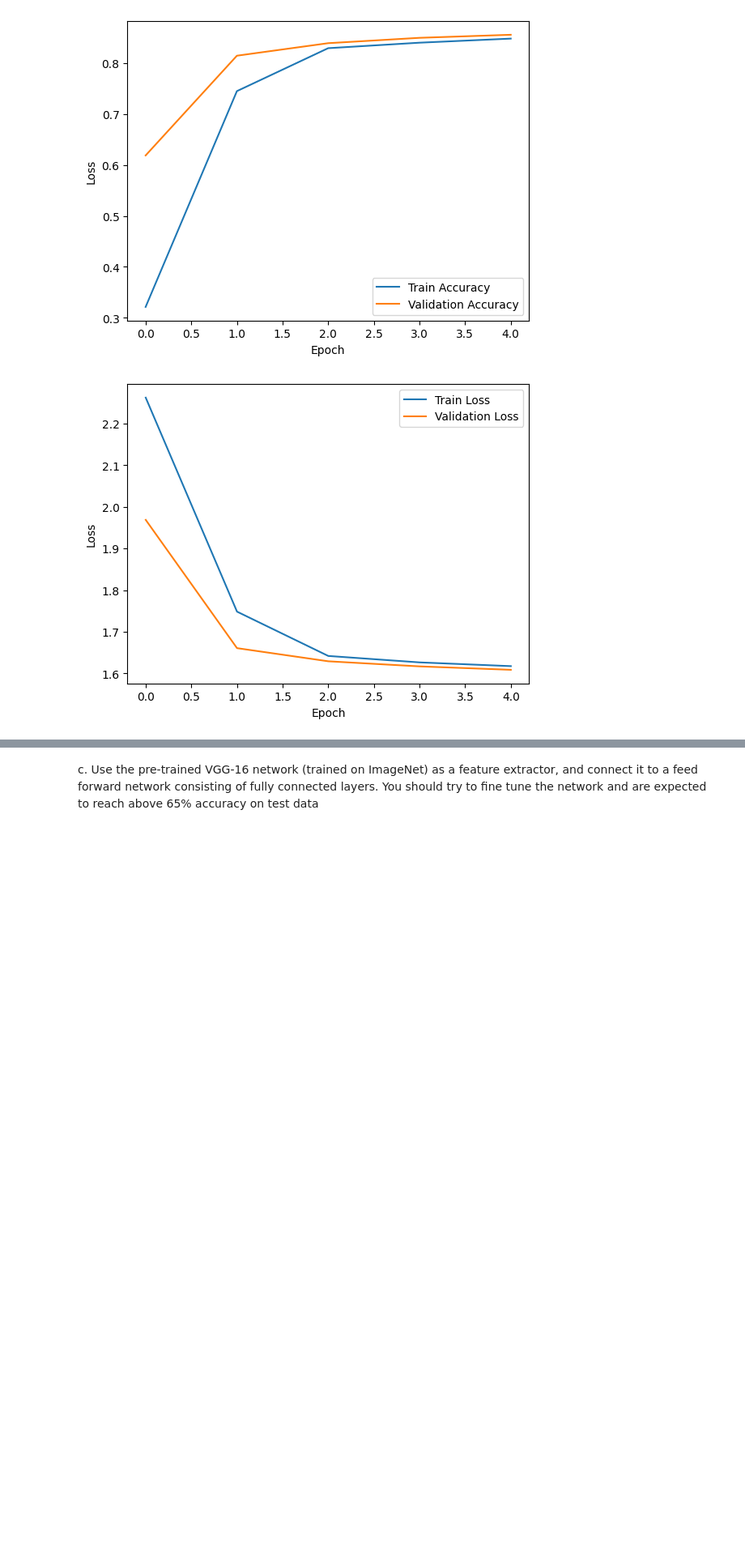
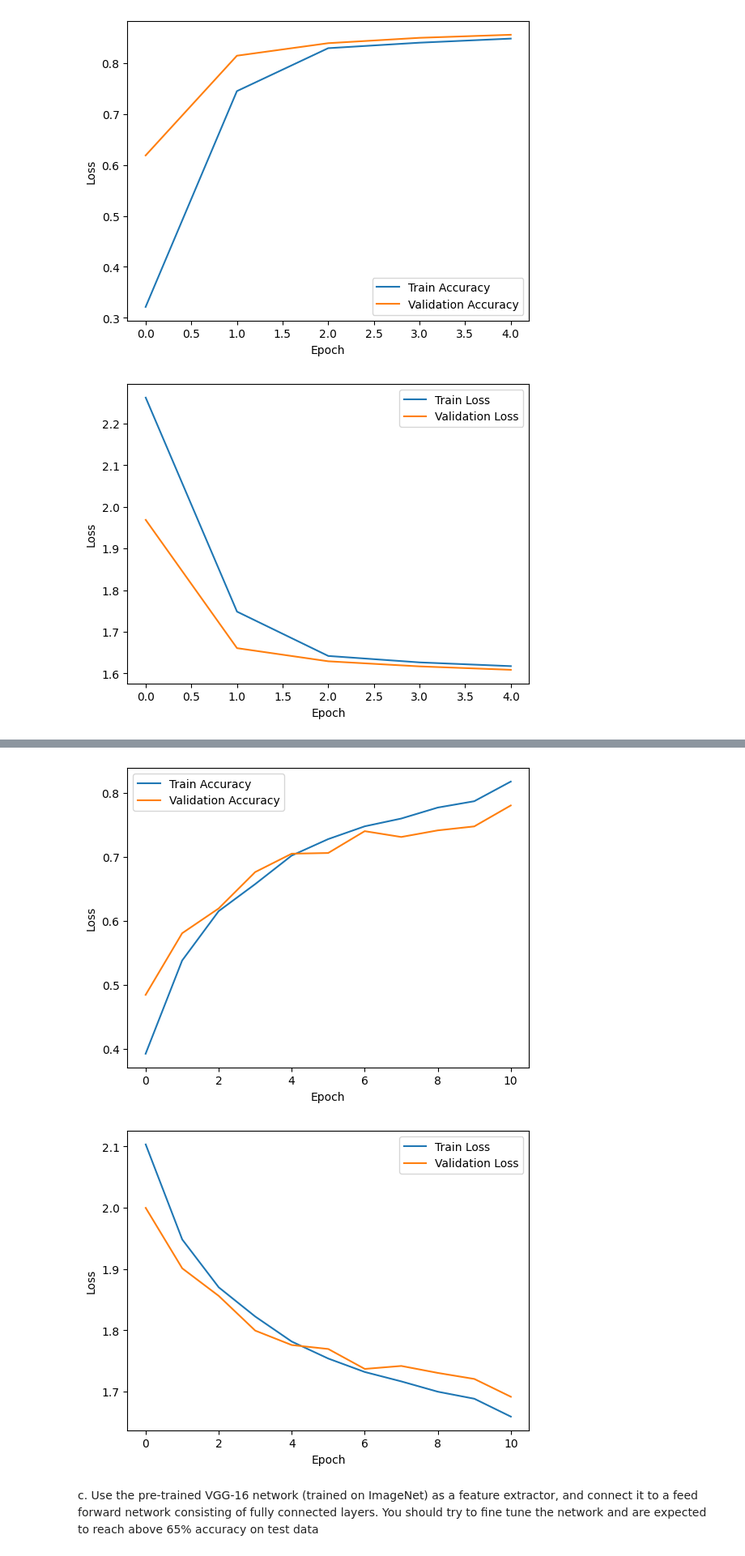
Before and after one commit to Afsah-Hyder/CV_recitation, a Jupyter notebook: CV_Assignment_01.ipynb, the cells around one changed output, grey strips where cells are left out. Shown at 81% size. Drawn from its saved outputs; the diff is of its cells as text; code cells hidden in the pictures; blank space fills up the shorter version.

```diff
--- a/CV_Assignment_01.ipynb
+++ b/CV_Assignment_01.ipynb
@@ -517,6 +517,12 @@ def run_cnn(model,num_epoch,input_size, trainloader,testloader,optimizer):
   train_losses, train_accuracies = [], []
   val_losses, val_accuracies = [], []
   for epoch in range(num_epoch):
+      if epoch < 10:
+          learning_rate = 0.01
+      else:
+          learning_rate = 0.001
+      for param_group in optimizer.param_groups:
+          param_group['lr'] = learning_rate
       # Training phase
       model.train()  # Set model to training mode
       total_loss, total_correct = 0, 0
@@ -565,8 +571,8 @@ def run_cnn(model,num_epoch,input_size, trainloader,testloader,optimizer):
       if val_acc>0.75:
         break
 
-      if (epoch + 1) % 5 == 0:
-            torch.save(best_model_wts, f"model_{epoch+1}.pth")
+      # if (epoch + 1) % 5 == 0:
+      #       torch.save(best_model_wts, f"model_{epoch+1}.pth")
 
   plt.plot(train_accuracies, label='Train Accuracy')
   plt.plot(val_accuracies, label='Validation Accuracy')
@@ -595,6 +601,7 @@ Epoch: 5, Training Loss: 1.6174, Training Accuracy: 0.8479, Validation Loss: 1.6
 [figure]
 # %%
 model1=CNNModel(3072)
-optimizer = torch.optim.SGD(model1.parameters(), lr=0.001, momentum=0.7)  # Adjust learning rate as needed
+optimizer = torch.optim.SGD(model1.parameters(), lr=0.01, momentum=0.7)  # Adjust learning rate as needed
 run_cnn(model1, 100, 3*32*32,trainloader_c, testloader_c,optimizer)
+#will stop automatically once val_accuracy reaches 75%
 # %% [output]
@@ -618,3 +619,5 @@ Epoch: 36, Training Loss: 1.7397, Training Accuracy: 0.7516, Validation Loss: 1.
+[figure, added]
+[figure, added]
 # %% [markdown]
 c. Use the pre-trained VGG-16 network (trained on ImageNet) as a feature extractor, and connect it to a feed
 forward network consisting of fully connected layers. You should try to fine tune the network and are expected
```
Also changed, not shown: parts of 1 cell of this notebook.
